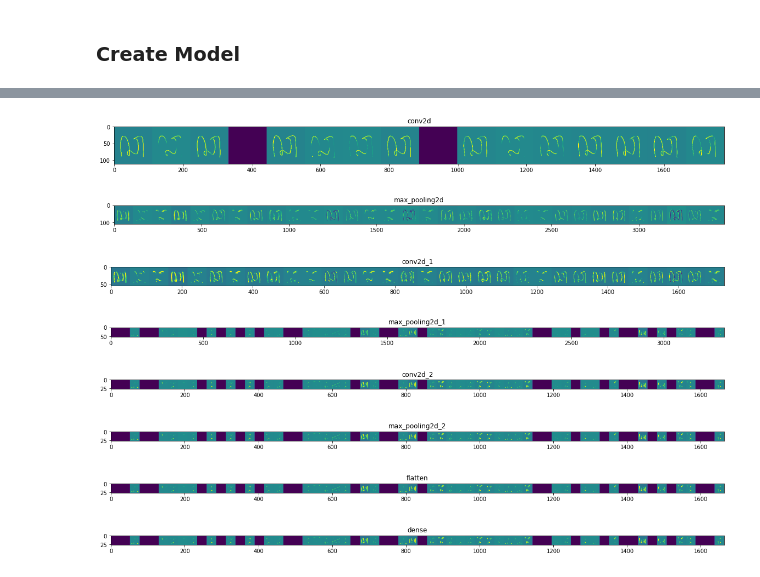
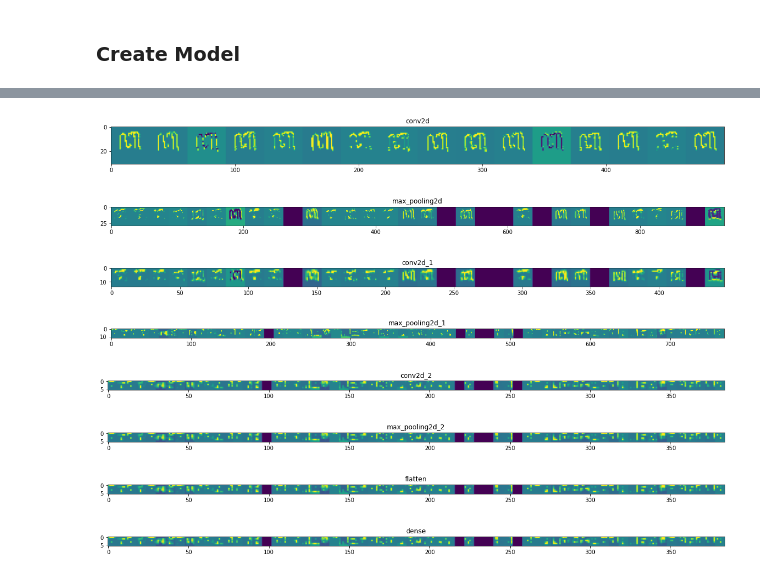
Before and after one commit to biyanoscar/bangkit-dps4c, a Jupyter notebook: aksara_DPS4C_CNN_Improved.ipynb, the cells around one changed output, grey strips where cells are left out. Drawn from its saved outputs; the diff is of its cells as text; code cells hidden in the pictures.

Commit message:
image size reduced to 64. Dense layer reduced to 64 hidden layers

```diff
--- a/aksara_DPS4C_CNN_Improved.ipynb
+++ b/aksara_DPS4C_CNN_Improved.ipynb
@@ -38,7 +46,7 @@ from keras.preprocessing.image import img_to_array
 from keras.preprocessing.image import ImageDataGenerator
 from matplotlib import pyplot
 # load the image
-img = load_img('/tmp/aksara-jawa/newdatasetaug/newtesting/ba/ba17.mine3.b.png', target_size=(224, 224))
+img = load_img('/tmp/aksara-jawa/newdatasetaug/newtesting/ba/ba17.mine3.b.png', target_size=(HEIGHT, WIDTH))
 # convert to numpy array
 data = img_to_array(img)
 # expand dimension to one sample
@@ -88,24 +96,24 @@ test_datagen = ImageDataGenerator(rescale = 1./255)
 train_generator = training_datagen.flow_from_directory(
     TRAINING_DIR,
     subset='training',
-    target_size=(224,224),
+    target_size=(HEIGHT, WIDTH),
     class_mode='categorical',
-    batch_size=8
+    batch_size=BATCH_SIZE
 )
 
 validation_generator = training_datagen.flow_from_directory(
     TRAINING_DIR,
     subset='validation',
-    target_size=(224,224),
+    target_size=(HEIGHT, WIDTH),
     class_mode='categorical',
-    batch_size=8
+    batch_size=BATCH_SIZE
 )
 
 test_generator = test_datagen.flow_from_directory(
     TEST_DIR,
-    target_size=(224,224),
+    target_size=(HEIGHT, WIDTH),
     class_mode='categorical',
-    batch_size=8
+    batch_size=BATCH_SIZE
 )
 # %% [output]
 Found 1161 images belonging to 20 classes.
@@ -116,7 +124,7 @@ Found 839 images belonging to 20 classes.
 # %%
 model = tf.keras.models.Sequential([
     # This is the first convolution
-    tf.keras.layers.Conv2D(16, (3,3), activation='relu', input_shape=(224, 224, 3)),
+    tf.keras.layers.Conv2D(16, (3,3), activation='relu', input_shape=(HEIGHT, WIDTH, 3)),
     tf.keras.layers.MaxPooling2D(2,2),
     tf.keras.layers.Conv2D(32, (3,3), activation='relu'),
     tf.keras.layers.MaxPooling2D(2,2),
@@ -126,9 +134,9 @@ model = tf.keras.models.Sequential([
     # Flatten the results to feed into a DNN
     tf.keras.layers.Flatten(),
 
-    # 512 neuron hidden layer
-    tf.keras.layers.Dense(256, activation='relu'),
-    tf.keras.layers.Dense(20, activation='softmax')
+    # 64 neuron hidden layer
+    tf.keras.layers.Dense(64, activation='relu'),
+    tf.keras.layers.Dense(NUM_CLASSES, activation='softmax')
 ])
 
 
@@ -160,7 +168,7 @@ checkpointer = ModelCheckpoint(filepath='weights.best.from_scratch.hdf5',
 model.compile(loss = 'categorical_crossentropy', optimizer='rmsprop', metrics=['accuracy'])
 
 time_start = time.time()#measure training time
-history = model.fit(train_generator, epochs=30, validation_data = validation_generator, verbose = 1, callbacks=[checkpointer])
+history = model.fit(train_generator, epochs=EPOCHS, validation_data = validation_generator, verbose = 1, callbacks=[checkpointer])
 time_end = time.time()
 # %% [output]
 Epoch 1/30
@@ -278,7 +290,7 @@ ba_img_files = [os.path.join(train_ba_dir, f) for f in train_ba_fnames]
 ca_img_files = [os.path.join(train_ca_dir, f) for f in train_ca_fnames]
 
 img_path = random.choice(ba_img_files + ca_img_files)
-img = load_img(img_path, target_size=(224, 224))  # this is a PIL image
+img = load_img(img_path, target_size=(HEIGHT, WIDTH))  # this is a PIL image
 
 x   = img_to_array(img)                           # Numpy array with shape (150, 150, 3)
 x   = x.reshape((1,) + x.shape)                   # Numpy array with shape (1, 150, 150, 3)
@@ -303,38 +315,38 @@ for layer_name, feature_map in zip(layer_names, successive_feature_maps):
         # Just do this for the conv / maxpool layers, not the fully-connected layers
         #-------------------------------------------
         n_features = feature_map.shape[-1]  # number of features in the feature map
         size       = feature_map.shape[ 1]  # feature map shape (1, size, size, n_features)
 
         # We will tile our images in this matrix
         display_grid = np.zeros((size, size * n_features))
 
         #-------------------------------------------------
         # Postprocess the feature to be visually palatable
         #-------------------------------------------------
         for i in range(n_features):
             x  = feature_map[0, :, :, i]
             x -= x.mean()
             x /= x.std ()
             x *=  64
             x += 128
             x  = np.clip(x, 0, 255).astype('uint8')
             display_grid[:, i * size : (i + 1) * size] = x # Tile each filter into a horizontal grid
 
     #-----------------
     # Display the grid
     #-----------------
 
     scale = 20. / n_features
     plt.figure( figsize=(scale * n_features, scale) )
     plt.title ( layer_name )
     plt.grid  ( False )
     plt.imshow( display_grid, aspect='auto', cmap='viridis' )
 # %% [output]
-[figure, old version]
+[figure, new version]
-[figure, old version]
+[figure, new version]
-[figure, old version]
+[figure, new version]
-[figure, old version]
+[figure, new version]
-[figure, old version]
+[figure, new version]
-[figure, old version]
+[figure, new version]
-[figure, old version]
+[figure, new version]
-[figure, old version]
+[figure, new version]
```
Also changed, not shown: parts of 9 cells of this notebook.
